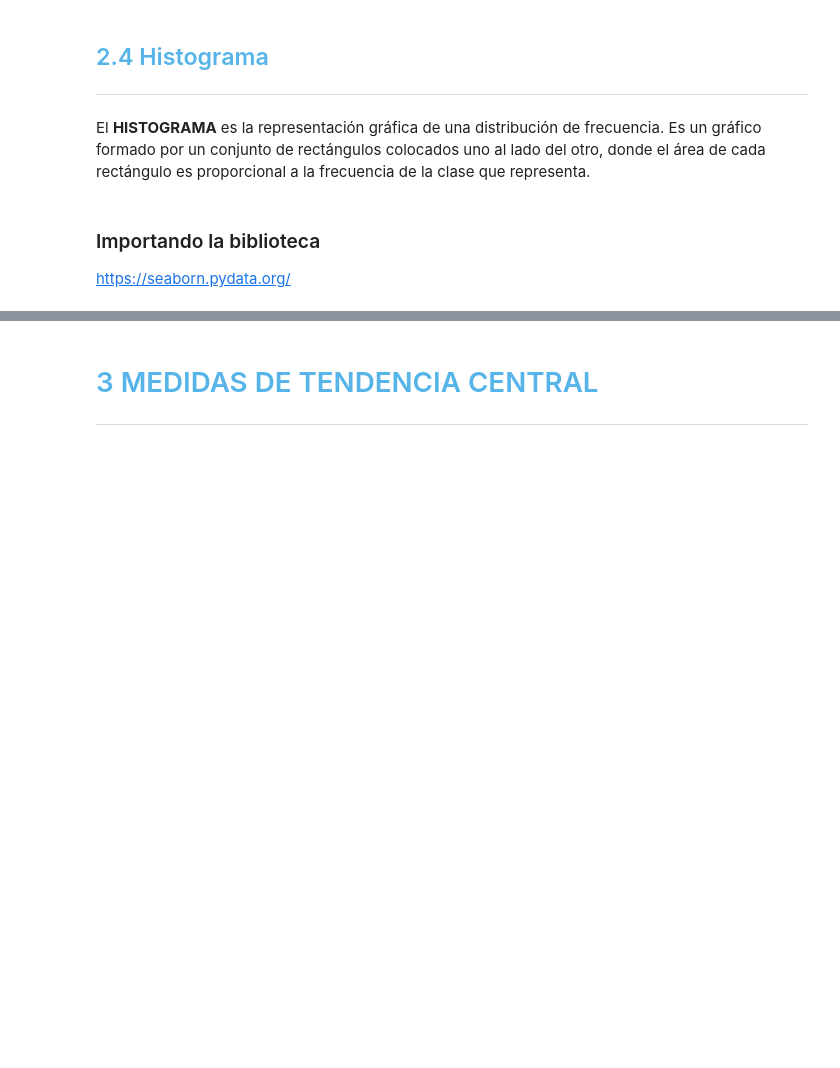
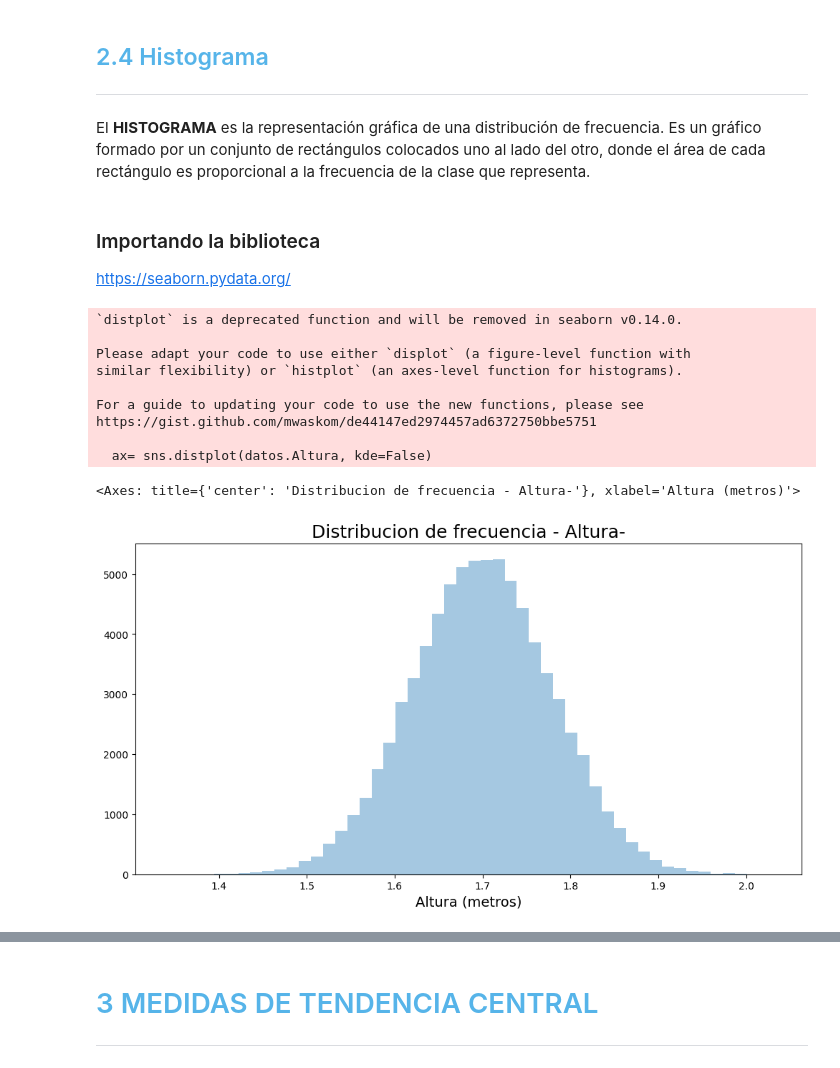
Before and after one commit to Ivan8Garcia/data-science, a Jupyter notebook: Curso_de_Estadística_con_Python_1.ipynb, the cells around one changed output, grey strips where cells are left out. Cells and saved outputs as stored; diff of their text form; code cells hidden in the pictures; blank space fills up the shorter version.

```diff
--- a/Curso_de_Estadística_con_Python_1.ipynb
+++ b/Curso_de_Estadística_con_Python_1.ipynb
@@ -501,0 +552,19 @@ https://seaborn.pydata.org/
+# %%
+ax= sns.distplot(datos.Altura, kde=False)
+
+ax.figure.set_size_inches(12,6)
+ax.set_title("Distribucion de frecuencia - Altura-", fontsize=18)
+ax.set_xlabel("Altura (metros)", fontsize=14)
+ax
+# %% [output]
+`distplot` is a deprecated function and will be removed in seaborn v0.14.0.
+
+Please adapt your code to use either `displot` (a figure-level function with
+similar flexibility) or `histplot` (an axes-level function for histograms).
+
+For a guide to updating your code to use the new functions, please see
+https://gist.github.com/mwaskom/de44147ed2974457ad6372750bbe5751
+
+  ax= sns.distplot(datos.Altura, kde=False)
+<Axes: title={'center': 'Distribucion de frecuencia - Altura-'}, xlabel='Altura (metros)'>
+[figure, added]
```
Also changed, not shown: parts of 7 cells of this notebook.
